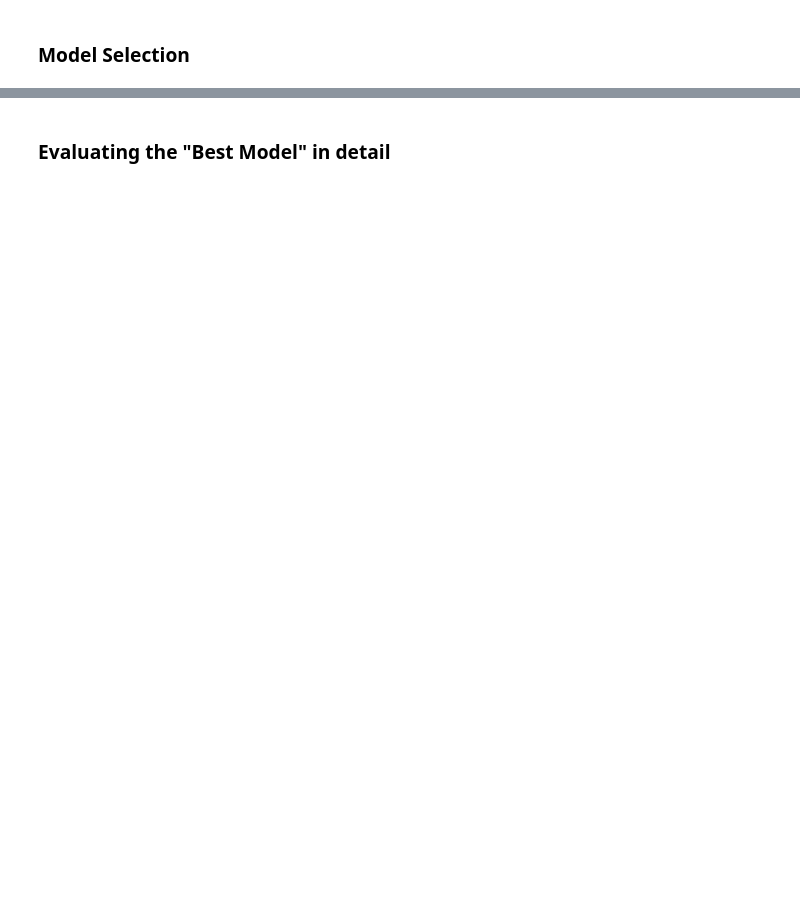
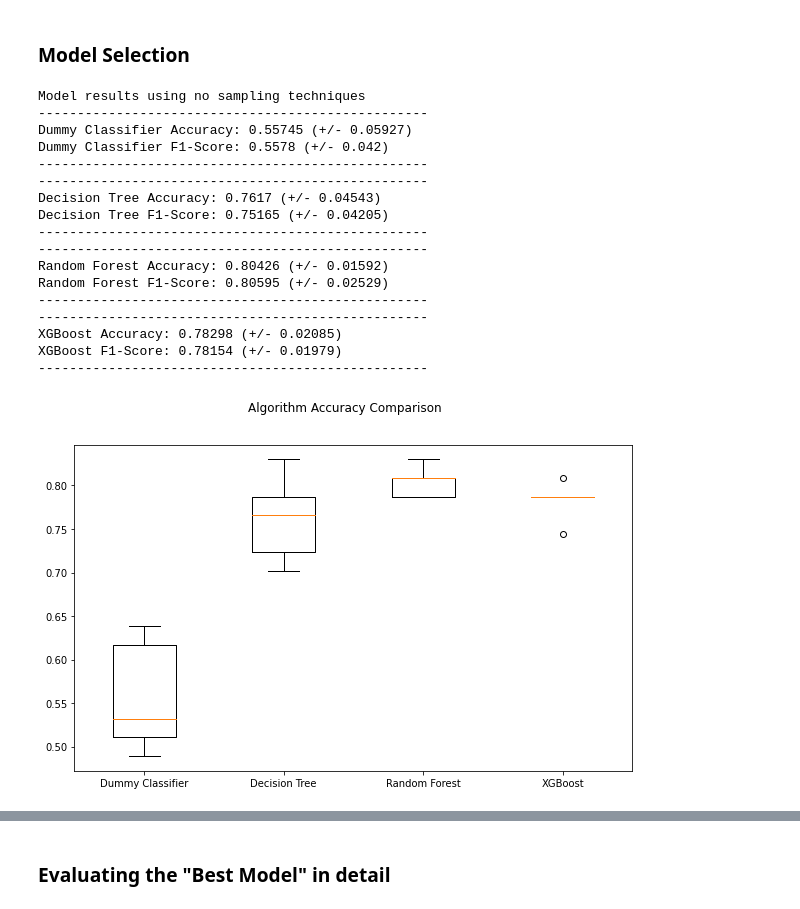
Before and after one commit to shaq31415926/ip302, a Jupyter notebook: notebooks/09-sh-ip302-lecture.ipynb, the cells around one changed output, grey strips where cells are left out. Saved outputs shown, nothing was run; the diff lists cells and outputs as text; code cells hidden in the pictures; blank space fills up the shorter version.

```diff
--- a/notebooks/09-sh-ip302-lecture.ipynb
+++ b/notebooks/09-sh-ip302-lecture.ipynb
@@ -154,8 +154,6 @@ missing_value_df
 # %%
 # fill the remaining features with missing values with 0
 
-df.chol.fillna(0, inplace = True)
-df.fbs.fillna(0, inplace = True)
 df.trestbps.fillna(0, inplace = True)
 df.restecg.fillna(0, inplace = True)
 df.exang.fillna(0, inplace = True)
@@ -231,15 +288,34 @@ models.append(('XGBoost', XGBClassifier(eval_metric='logloss')))
 # %%
 # training every model on random samples of data (cross validation)
 
 scoring_df = []
 
 # scoring df for models with no sampling techniques
 print("Model results using no sampling techniques")
 
-scoring_results = algorithm_eval(models, X_train, y_train)
+scoring_results = algorithm_eval_classification(models, X_train, y_train)
 
 # look at the boxplots - which one has the largest variance in predictions?
 # these are examples of high variance = overfitted models
+# %% [output]
+Model results using no sampling techniques
+--------------------------------------------------
+Dummy Classifier Accuracy: 0.55745 (+/- 0.05927)
+Dummy Classifier F1-Score: 0.5578 (+/- 0.042)
+--------------------------------------------------
+--------------------------------------------------
+Decision Tree Accuracy: 0.7617 (+/- 0.04543)
+Decision Tree F1-Score: 0.75165 (+/- 0.04205)
+--------------------------------------------------
+--------------------------------------------------
+Random Forest Accuracy: 0.80426 (+/- 0.01592)
+Random Forest F1-Score: 0.80595 (+/- 0.02529)
+--------------------------------------------------
+--------------------------------------------------
+XGBoost Accuracy: 0.78298 (+/- 0.02085)
+XGBoost F1-Score: 0.78154 (+/- 0.01979)
+--------------------------------------------------
+[figure, added]
 # %%
 scoring_df = pd.DataFrame(scoring_results)
 scoring_df.sort_values(by = 'Accuracy Mean', ascending = False)
```
Also changed, not shown: parts of 27 cells of this notebook.
